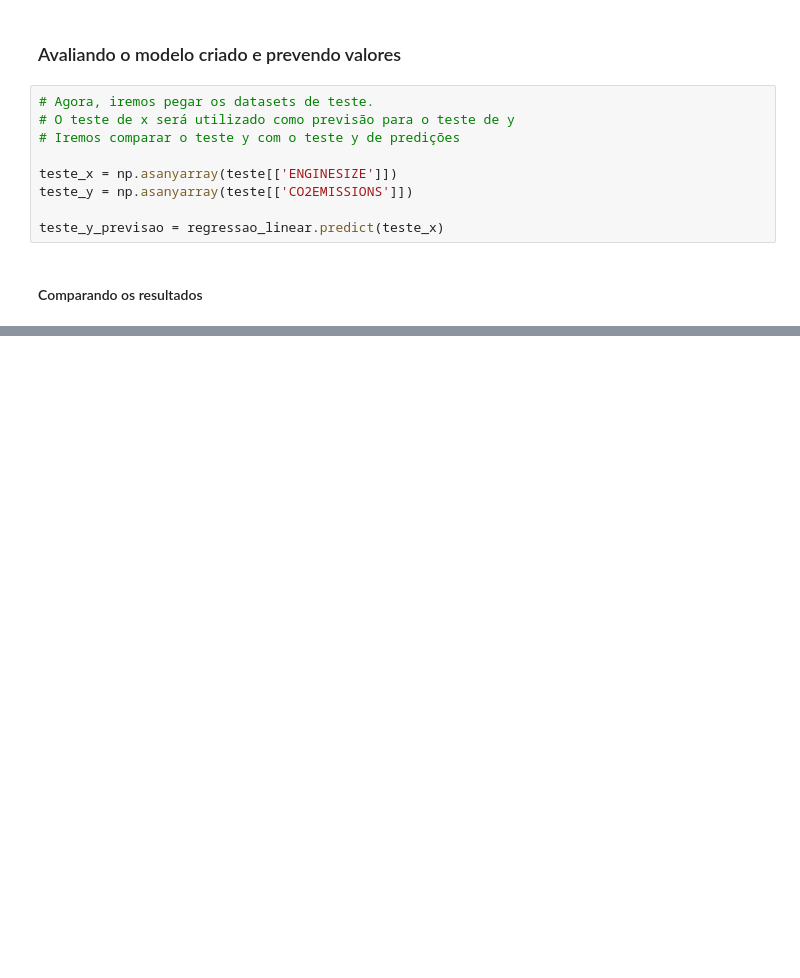
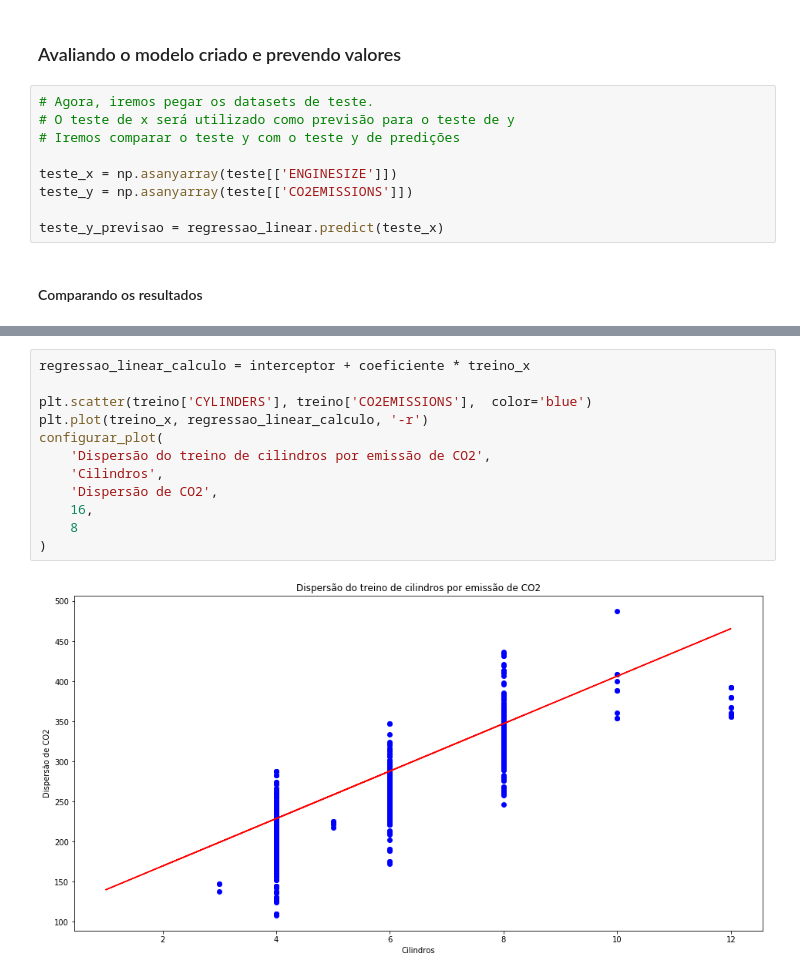
Before and after one commit to vhnegrisoli/ibm-machine-learning-python, a Jupyter notebook: 01 - Aprendizado Supervisionado - Regressão.ipynb, the cells around one changed output, grey strips where cells are left out. Saved outputs shown, nothing was run; the diff lists cells and outputs as text; blank space fills up the shorter version.

```diff
--- a/01 - Aprendizado Supervisionado - Regressão.ipynb
+++ b/01 - Aprendizado Supervisionado - Regressão.ipynb
@@ -211,0 +246,14 @@ Teste R2-Score: 0.6990729024197886
+# %%
+regressao_linear_calculo = interceptor + coeficiente * treino_x
+
+plt.scatter(treino['CYLINDERS'], treino['CO2EMISSIONS'],  color='blue')
+plt.plot(treino_x, regressao_linear_calculo, '-r')
+configurar_plot(
+    'Dispersão do treino de cilindros por emissão de CO2',
+    'Cilindros',
+    'Dispersão de CO2',
+    16,
+    8
+)
+# %% [output]
+[figure, added]
```
Also changed, not shown: parts of 11 cells of this notebook.
